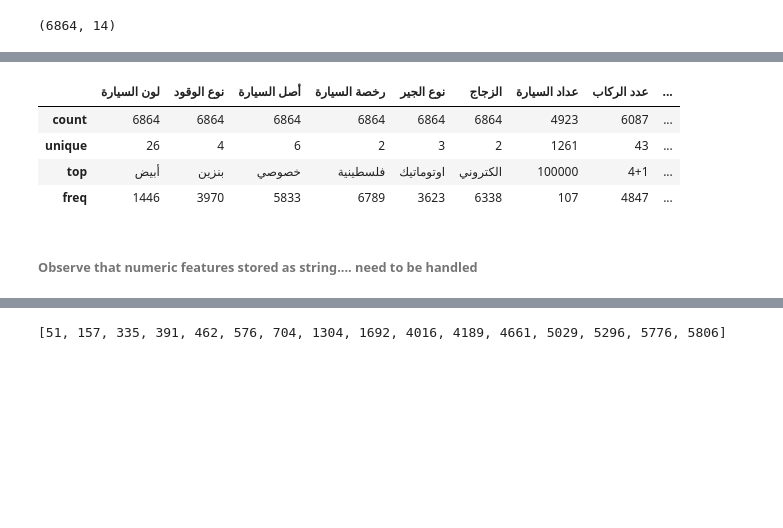
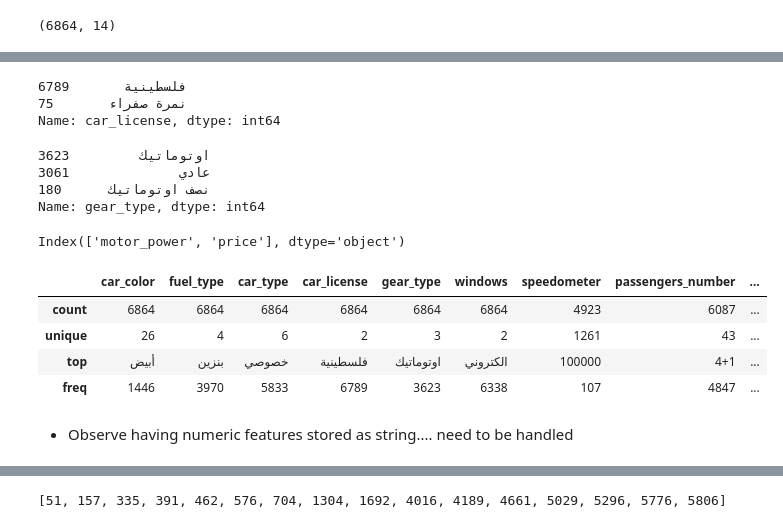
Before and after one commit to Reema-Khaseeb/car-price-prediction, a Jupyter notebook: car_price_prediction.ipynb, the cells around one changed output, grey strips where cells are left out. Cells and saved outputs as stored; diff of their text form; code cells hidden in the pictures; blank space fills up the shorter version.

```diff
--- a/car_price_prediction.ipynb
+++ b/car_price_prediction.ipynb
@@ -100,14 +142,32 @@ dataset.describe()
+# %%
+dataset['car_license'].value_counts()
+# %% [output]
+فلسطينية       6789
+نمرة صفراء       75
+Name: car_license, dtype: int64
+# %%
+dataset['gear_type'].value_counts()
+# %% [output]
+اوتوماتيك         3623
+عادي              3061
+نصف اوتوماتيك      180
+Name: gear_type, dtype: int64
+# %%
+numeric_parameters_header = dataset.select_dtypes('number').columns
+numeric_parameters_header
+# %% [output]
+Index(['motor_power', 'price'], dtype='object')
 # %%
-categorical_data = dataset.select_dtypes(['object']).copy()
+categorical_data = dataset.select_dtypes(['object'])
 categorical_data.describe()
 # %% [output]
-|  | لون السيارة | نوع الوقود | أصل السيارة | رخصة السيارة | نوع الجير | الزجاج | عداد السيارة | عدد الركاب | ... |
+|  | car_color | fuel_type | car_type | car_license | gear_type | windows | speedometer | passengers_number | ... |
 | count | 6864 | 6864 | 6864 | 6864 | 6864 | 6864 | 4923 | 6087 | ... |
 | unique | 26 | 4 | 6 | 2 | 3 | 2 | 1261 | 43 | ... |
 | top | أبيض | بنزين | خصوصي | فلسطينية | اوتوماتيك | الكتروني | 100000 | 4+1 | ... |
 | freq | 1446 | 3970 | 5833 | 6789 | 3623 | 6338 | 107 | 4847 | ... |
 # %% [markdown]
-###### Observe that numeric features stored as string.... need to be handled
+* Observe having numeric features stored as string.... need to be handled
 # %%
 for feature in dataset:
     print(f'Feature: {feature}\n{dataset[feature].nunique()}: {dataset[feature].unique()}\n')
```
Also changed, not shown: parts of 162 cells of this notebook, 9 other files.
